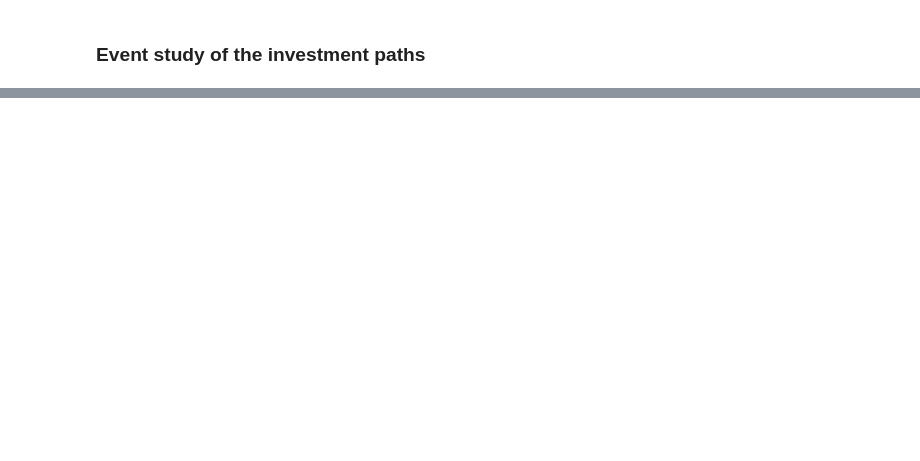
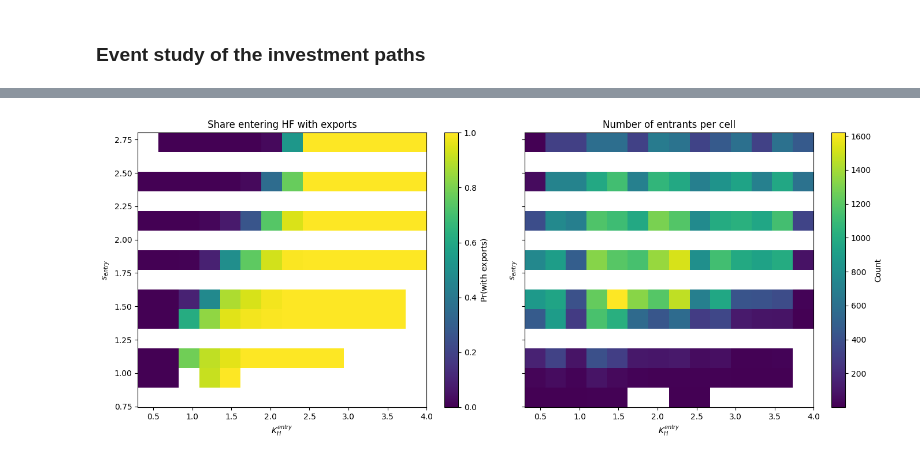
Before and after one commit to madlab404/Firm_relocation, a Jupyter notebook: Toy_model_finite_T_v2.ipynb, the cells around one changed output, grey strips where cells are left out. Saved outputs shown, nothing was run; the diff lists cells and outputs as text; code cells hidden in the pictures; blank space fills up the shorter version.

```diff
--- a/Toy_model_finite_T_v2.ipynb
+++ b/Toy_model_finite_T_v2.ipynb
@@ -3264,0 +3563,95 @@ hf_entry_evt_agg = plot_hf_entry_event_study_by_type(
+# %%
+# %%
+def plot_entry_state_space_heatmap(
+    entry_state_df: pd.DataFrame,
+    n_bins_kh: int = 14,
+    n_bins_s: int = 14,
+    min_count_per_bin: int = 20,
+) -> pd.DataFrame:
+    """
+    Heatmap over (KH_entry, s_entry) cells showing the share of entrants
+    that enter HF with exports.
+
+    Cell value:
+        mean(coexist_at_hf_entry)
+
+    min_count_per_bin:
+        mask cells with too few observations
+    """
+    df = entry_state_df.copy()
+
+    kh_min, kh_max = df["KH_entry"].min(), df["KH_entry"].max()
+    s_min, s_max = df["s_entry"].min(), df["s_entry"].max()
+
+    kh_edges = np.linspace(kh_min, kh_max, n_bins_kh + 1)
+    s_edges = np.linspace(s_min, s_max, n_bins_s + 1)
+
+    df["kh_bin"] = pd.cut(df["KH_entry"], bins=kh_edges, include_lowest=True, labels=False)
+    df["s_bin"] = pd.cut(df["s_entry"], bins=s_edges, include_lowest=True, labels=False)
+
+    grouped = (
+        df.groupby(["s_bin", "kh_bin"], as_index=False)
+          .agg(
+              share_with_exports=("coexist_at_hf_entry", "mean"),
+              n_obs=("firm_id", "count"),
+          )
+    )
+
+    # Complete rectangular grid
+    full_index = pd.MultiIndex.from_product(
+        [range(n_bins_s), range(n_bins_kh)],
+        names=["s_bin", "kh_bin"]
+    )
+    grouped = (
+        grouped.set_index(["s_bin", "kh_bin"])
+               .reindex(full_index)
+               .reset_index()
+    )
+
+    grouped.loc[grouped["n_obs"] < min_count_per_bin, "share_with_exports"] = np.nan
+
+    Z = grouped.pivot(index="s_bin", columns="kh_bin", values="share_with_exports").to_numpy(dtype=float)
+    N = grouped.pivot(index="s_bin", columns="kh_bin", values="n_obs").to_numpy(dtype=float)
+
+    fig, axes = plt.subplots(1, 2, figsize=(14, 5.8), sharey=True)
+
+    # Left: share of entrants that continue exporting
+    im1 = axes[0].imshow(
+        np.ma.masked_invalid(Z),
+        origin="lower",
+        aspect="auto",
+        extent=[kh_edges[0], kh_edges[-1], s_edges[0], s_edges[-1]],
+        vmin=0.0,
+        vmax=1.0,
+    )
+    axes[0].set_xlabel(r"$K_H^{entry}$")
+    axes[0].set_ylabel(r"$s_{entry}$")
+    axes[0].set_title(r"Share entering HF with exports")
+    fig.colorbar(im1, ax=axes[0], label=r"$\Pr(\mathrm{with\ exports})$")
+
+    # Right: counts per cell
+    im2 = axes[1].imshow(
+        np.ma.masked_invalid(N),
+        origin="lower",
+        aspect="auto",
+        extent=[kh_edges[0], kh_edges[-1], s_edges[0], s_edges[-1]],
+    )
+    axes[1].set_xlabel(r"$K_H^{entry}$")
+    axes[1].set_ylabel(r"$s_{entry}$")
+    axes[1].set_title("Number of entrants per cell")
+    fig.colorbar(im2, ax=axes[1], label="Count")
+
+    plt.tight_layout()
+    plt.show()
+
+    return grouped
+
+
+entry_state_bins_df = plot_entry_state_space_heatmap(
+    entry_state_df,
+    n_bins_kh=14,
+    n_bins_s=14,
+    min_count_per_bin=20,
+)
+# %% [output]
+[figure, added]
```
Also changed, not shown: parts of 49 cells of this notebook, 11 other files.
